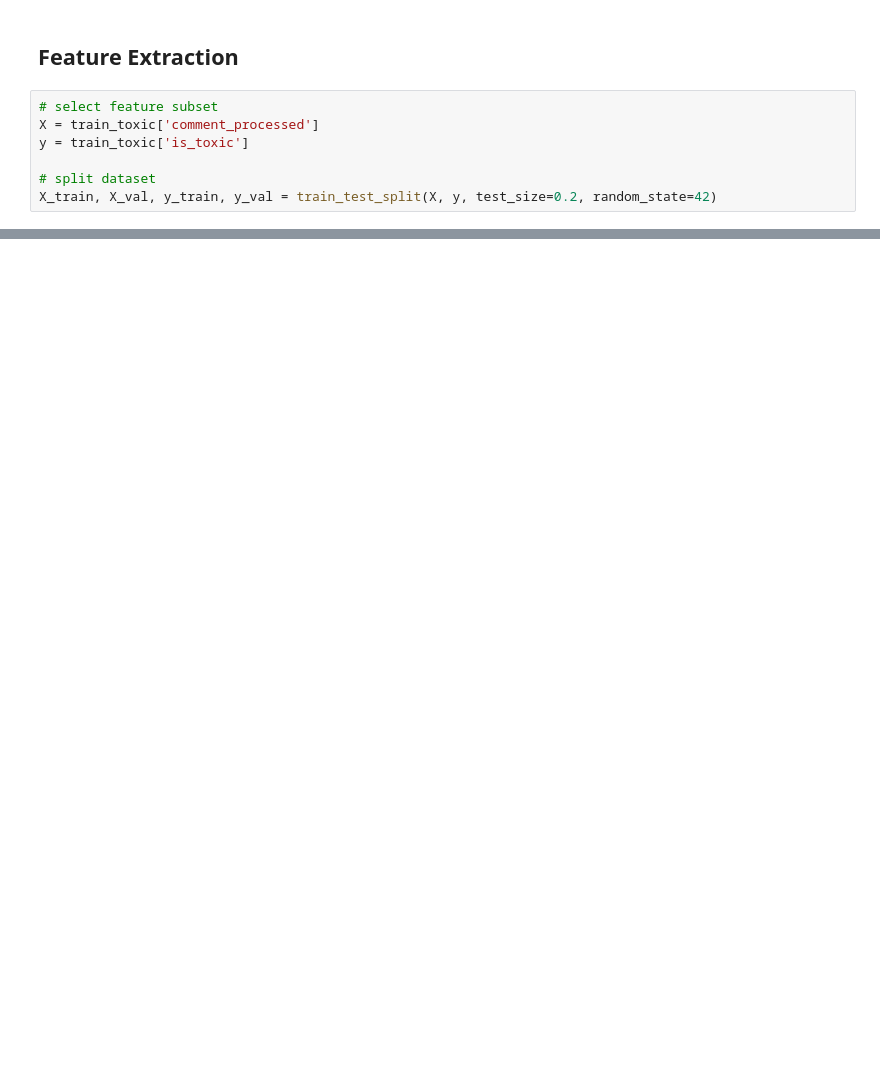
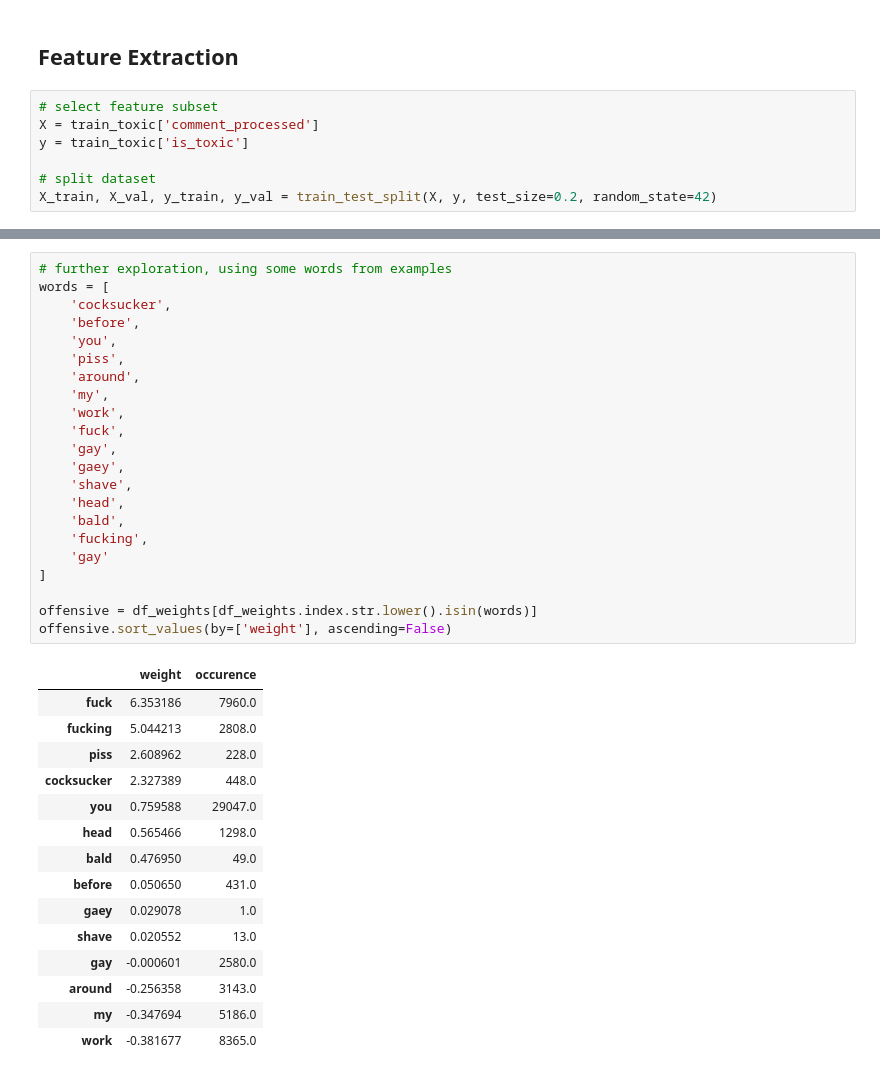
Before and after one commit to fhrzn/detoxification, a Jupyter notebook: notebooks/2.0-fhrzn-what-makes-text-toxic.ipynb, the cells around one changed output, grey strips where cells are left out. Cells and saved outputs as stored; diff of their text form; blank space fills up the shorter version.

```diff
--- a/notebooks/2.0-fhrzn-what-makes-text-toxic.ipynb
+++ b/notebooks/2.0-fhrzn-what-makes-text-toxic.ipynb
@@ -214,0 +318,38 @@ X_val_vec = cv.transform(X_val)
+# %%
+# further exploration, using some words from examples
+words = [
+    'cocksucker',
+    'before',
+    'you',
+    'piss',
+    'around',
+    'my',
+    'work',
+    'fuck',
+    'gay',
+    'gaey',
+    'shave',
+    'head',
+    'bald',
+    'fucking',
+    'gay'
+]
+
+offensive = df_weights[df_weights.index.str.lower().isin(words)]
+offensive.sort_values(by=['weight'], ascending=False)
+# %% [output]
+|  | weight | occurence |
+| fuck | 6.353186 | 7960.0 |
+| fucking | 5.044213 | 2808.0 |
+| piss | 2.608962 | 228.0 |
+| cocksucker | 2.327389 | 448.0 |
+| you | 0.759588 | 29047.0 |
+| head | 0.565466 | 1298.0 |
+| bald | 0.476950 | 49.0 |
+| before | 0.050650 | 431.0 |
+| gaey | 0.029078 | 1.0 |
+| shave | 0.020552 | 13.0 |
+| gay | -0.000601 | 2580.0 |
+| around | -0.256358 | 3143.0 |
+| my | -0.347694 | 5186.0 |
+| work | -0.381677 | 8365.0 |
```
Also changed, not shown: parts of 16 cells of this notebook.
